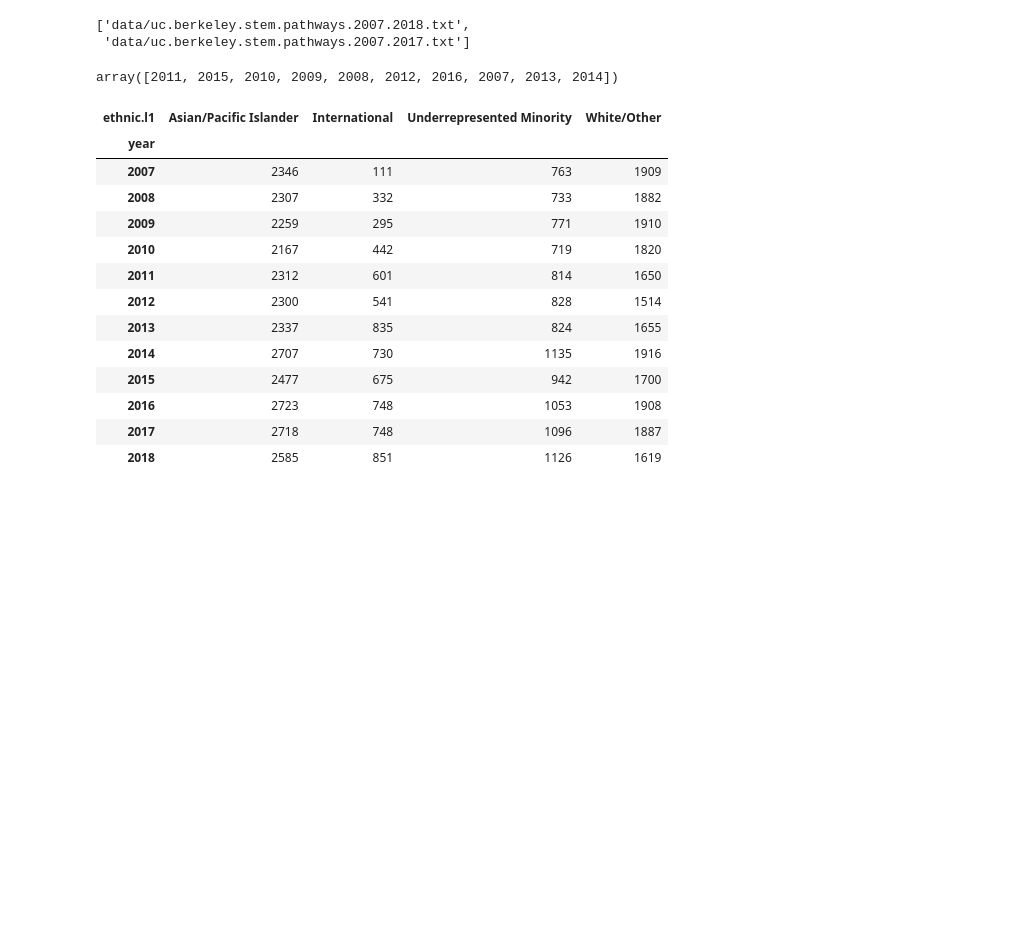
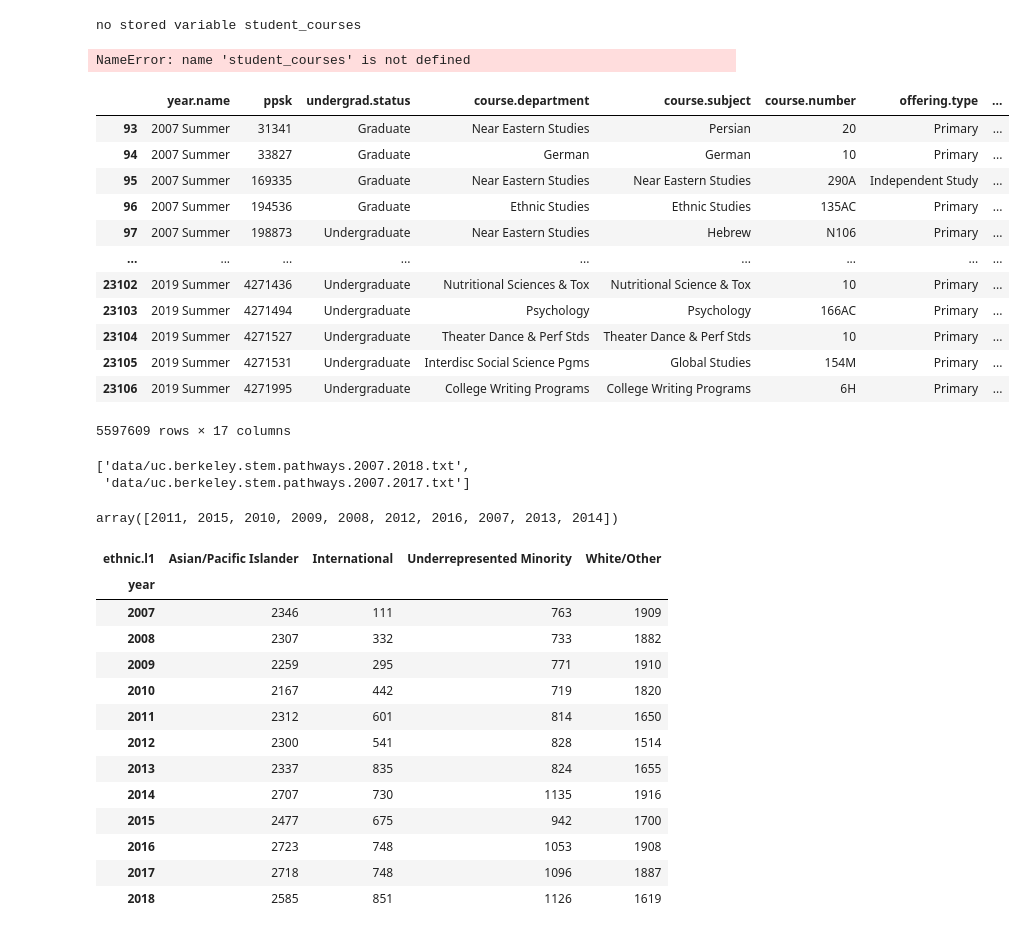
Before and after one commit to PaulDTP/Berkeley_Jacobs, a Jupyter notebook: exploration.ipynb, the cells around one changed output. Drawn from its saved outputs; the diff is of its cells as text; code cells hidden in the pictures; blank space fills up the shorter version.

```diff
--- a/exploration.ipynb
+++ b/exploration.ipynb
@@ -14,3 +7,27 @@ pathways = glob.glob("data/uc.berkeley.stem.*.txt")
+# %%
+%store -r student_courses
+student_courses
+# %% [output]
+no stored variable student_courses
+NameError: name 'student_courses' is not defined
+# %%
+student_courses['ppsk'] = student_courses['ppsk'].astype(int)
+# %%
+student_courses
+# %% [output]
+|  | year.name | ppsk | undergrad.status | course.department | course.subject | course.number | offering.type | ... |
+| 93 | 2007 Summer | 31341 | Graduate | Near Eastern Studies | Persian | 20 | Primary | ... |
+| 94 | 2007 Summer | 33827 | Graduate | German | German | 10 | Primary | ... |
+| 95 | 2007 Summer | 169335 | Graduate | Near Eastern Studies | Near Eastern Studies | 290A | Independent Study | ... |
+| 96 | 2007 Summer | 194536 | Graduate | Ethnic Studies | Ethnic Studies | 135AC | Primary | ... |
+| 97 | 2007 Summer | 198873 | Undergraduate | Near Eastern Studies | Hebrew | N106 | Primary | ... |
+| ... | ... | ... | ... | ... | ... | ... | ... | ... |
+| 23102 | 2019 Summer | 4271436 | Undergraduate | Nutritional Sciences & Tox | Nutritional Science & Tox | 10 | Primary | ... |
+| 23103 | 2019 Summer | 4271494 | Undergraduate | Psychology | Psychology | 166AC | Primary | ... |
+| 23104 | 2019 Summer | 4271527 | Undergraduate | Theater Dance & Perf Stds | Theater Dance & Perf Stds | 10 | Primary | ... |
+| 23105 | 2019 Summer | 4271531 | Undergraduate | Interdisc Social Science Pgms | Global Studies | 154M | Primary | ... |
+| 23106 | 2019 Summer | 4271995 | Undergraduate | College Writing Programs | College Writing Programs | 6H | Primary | ... |
+5597609 rows × 17 columns
 # %%
 pathways
 # %% [output]
```
Also changed, not shown: parts of 1 cell of this notebook, 2 other files.
